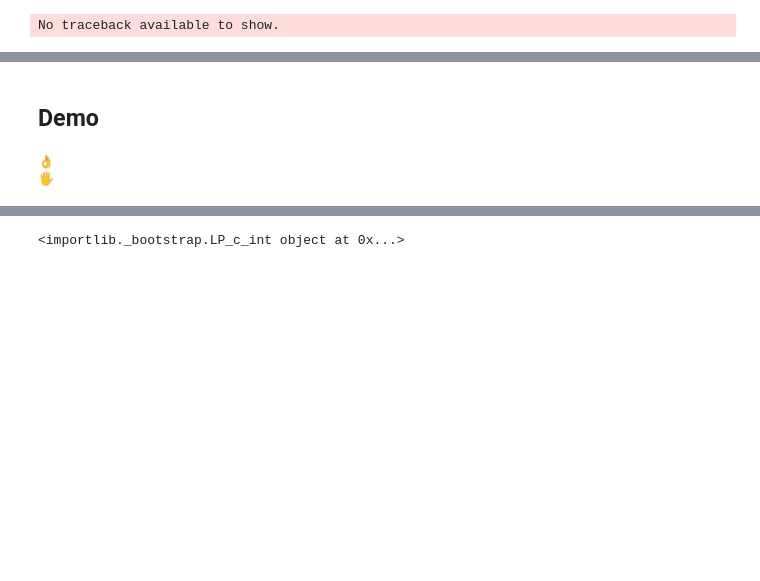
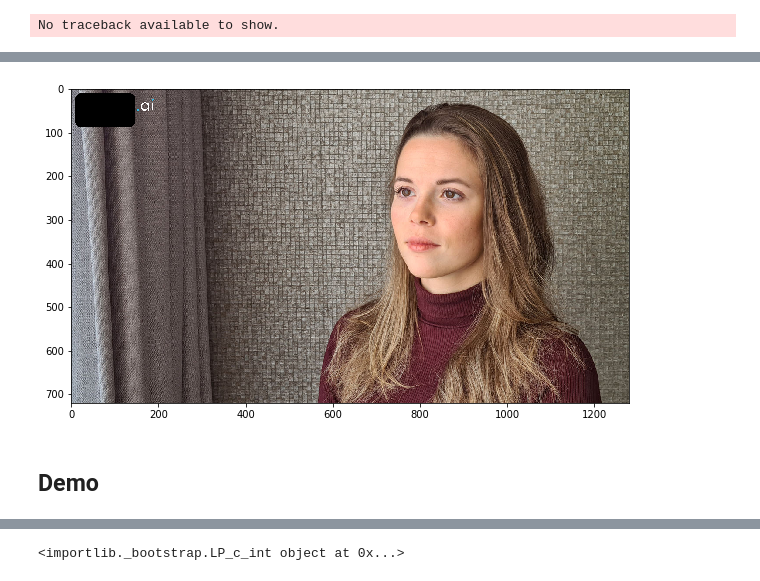
Before and after one commit to jesture-ai/jesture-sdk, a Jupyter notebook: python_load_sdk.ipynb, the cells around one changed output, grey strips where cells are left out. Drawn from its saved outputs; the diff is of its cells as text; code cells hidden in the pictures; blank space fills up the shorter version.

```diff
--- a/python_load_sdk.ipynb
+++ b/python_load_sdk.ipynb
@@ -95,3 +261,9 @@ get_static_right_gesture.restype = ctypes.c_char_p
+# %%
+testimg = overlay_alpha(blackbox, blackbox_alpha, testimg, loc=(10, 10), alpha=1.0)
+plt.figure(figsize=(10, 7))
+plt.imshow(testimg);
+# %% [output]
+[figure, added]
 # %% [markdown]
 ## Demo
 # %%
@@ -131,9 +273,0 @@ gesture_to_emoji = {
-# %%
-# !pip install emoji
-import unicodedata
-# in python2 use u'\U0001f603'
-print('\U0001F44C')#U+1F44C
-print(gesture_to_emoji['FIVE'])
-# %% [output]
-👌
-🖐
```
Also changed, not shown: parts of 14 cells of this notebook, 2 other files.
